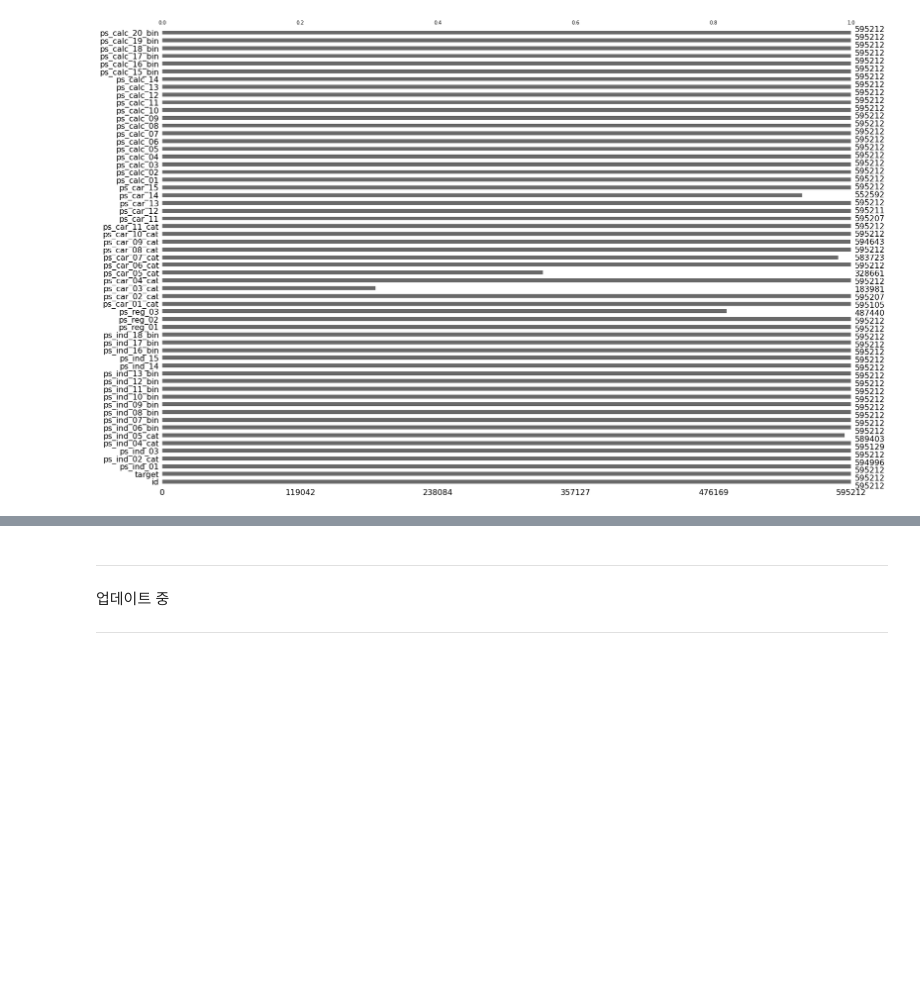
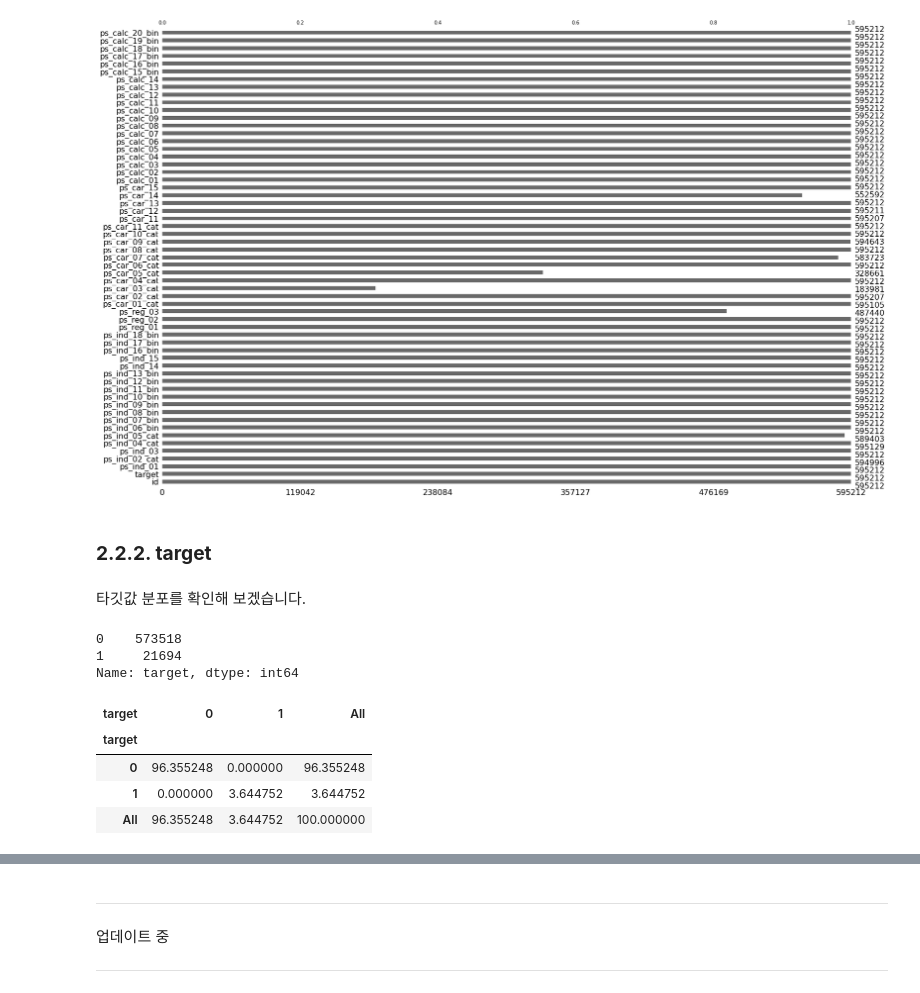
Before and after one commit to LeeSeungwon89/Kaggle_Dacon_Practice, a Jupyter notebook: 1. Porto_Seguro’s_Safe_Driver_Prediction_EDA.ipynb, the cells around one changed output, grey strips where cells are left out. Drawn from its saved outputs; the diff is of its cells as text; code cells hidden in the pictures; blank space fills up the shorter version.

```diff
--- a/1. Porto_Seguro’s_Safe_Driver_Prediction_EDA.ipynb
+++ b/1. Porto_Seguro’s_Safe_Driver_Prediction_EDA.ipynb
@@ -295,3 +311,26 @@ missingno.bar(df=train_null_transform)
 # %% [output]
 <matplotlib.axes._subplots.AxesSubplot at 0x...>
 [figure]
+# %% [markdown]
+### **2.2.2. target**
+# %% [markdown]
+타깃값 분포를 확인해 보겠습니다.
+# %%
+train['target'].value_counts()
+# %% [output]
+0    573518
+1     21694
+Name: target, dtype: int64
+# %%
+def crosstab_target(df, feature):
+    result = pd.crosstab(index=df[feature], columns=df['target'], margins=True, normalize=True) * 100
+
+    return result
+# %%
+crosstab_target(train, 'target')
+# %% [output]
+| target | 0 | 1 | All |
+| target |  |  |  |
+| 0 | 96.355248 | 0.000000 | 96.355248 |
+| 1 | 0.000000 | 3.644752 | 3.644752 |
+| All | 96.355248 | 3.644752 | 100.000000 |
```
Also changed, not shown: parts of 10 cells of this notebook.
